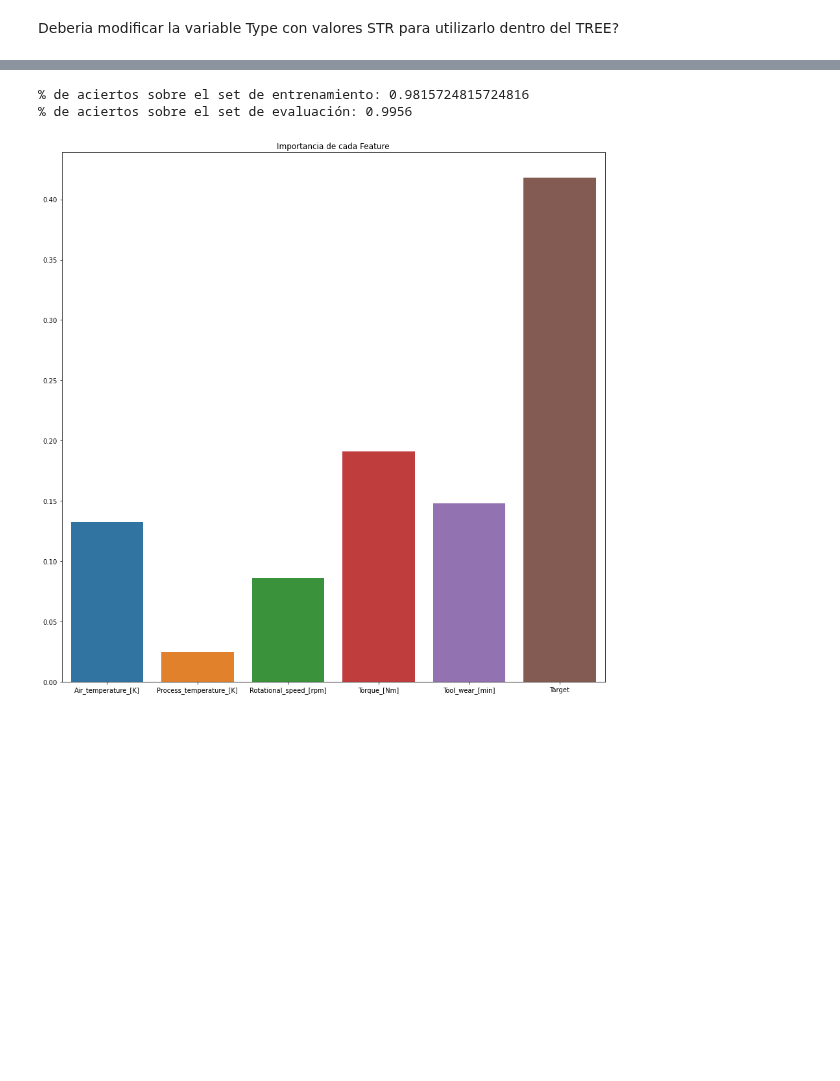
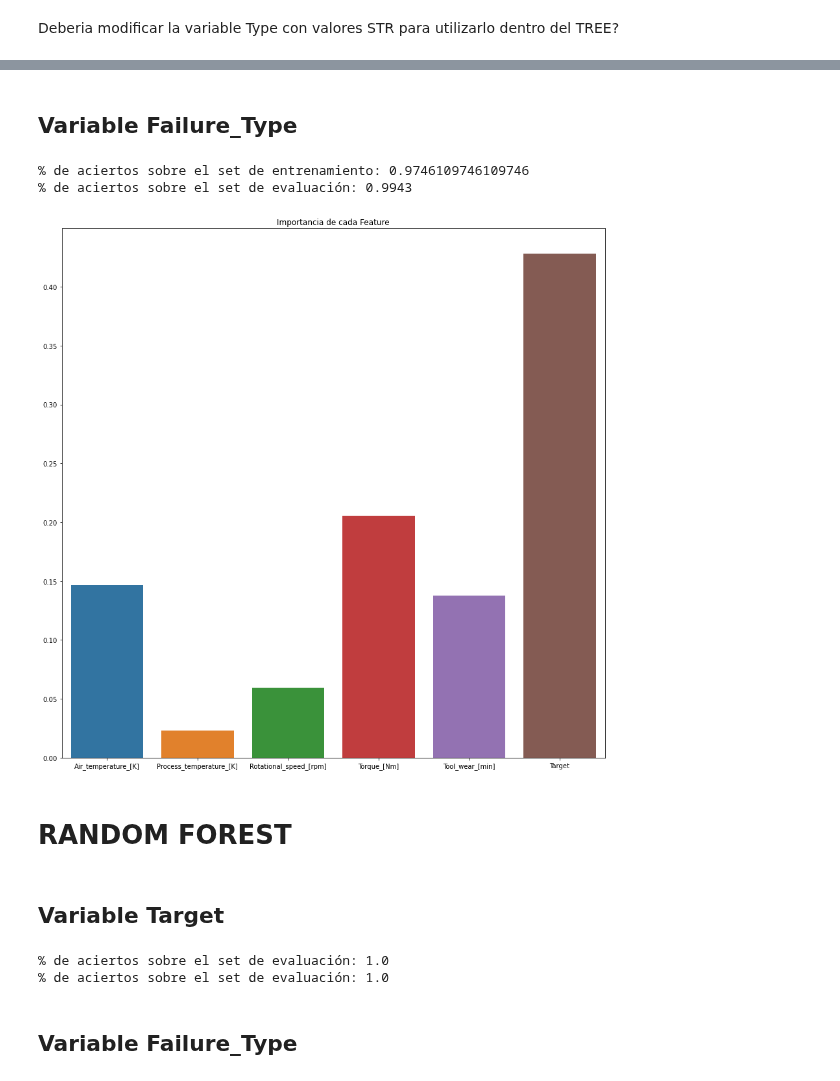
Before and after one commit to maxi879/proyecto_final_coder, a Jupyter notebook: ANALISIS/CLASIFICACION/TREE_IMPLEMENTACION.ipynb, the cells around one changed output, grey strips where cells are left out. Drawn from its saved outputs; the diff is of its cells as text; code cells hidden in the pictures; blank space fills up the shorter version.

```diff
--- a/ANALISIS/CLASIFICACION/TREE_IMPLEMENTACION.ipynb
+++ b/ANALISIS/CLASIFICACION/TREE_IMPLEMENTACION.ipynb
@@ -145,21 +131,68 @@ y_test_pred = tree.predict(X_failure_test)
+# %% [markdown]
+## Variable Failure_Type
 # %%
+                        ###########################
+                        ## Variable Failure_Type ##
+                        ###########################
+
+X_failure_test= df.drop(["Type","Failure_Type"], axis=1)
+y_failure_test= df["Failure_Type"]
+#Creamos el modelo
+tree_2 = DecisionTreeClassifier(max_depth=8, random_state = 42)
+#Entrenamos el algoritmo
+tree.fit(X_ros_failure, y_ros_failure)
+# Prediccion en Train
+y_train_pred = tree.predict(X_ros_failure)
+# Prediccion en Test
+y_test_pred = tree.predict(X_failure_test)
 #Calculo el accuracy en Train
 train_accuracy = accuracy_score(y_ros_failure, y_train_pred)
 
 #Calculo el accuracy en Test
 test_accuracy = accuracy_score(y_failure_test, y_test_pred)
 
 print('% de aciertos sobre el set de entrenamiento:', train_accuracy)
 print('% de aciertos sobre el set de evaluación:',test_accuracy)
+
+plt.figure(figsize=(15,15))
+importances = tree.feature_importances_
+columns = X_failure_test.columns
+sns.barplot(columns, importances)
+plt.title('Importancia de cada Feature')
+plt.show()
 # %% [output]
-% de aciertos sobre el set de entrenamiento: 0.9815724815724816
-% de aciertos sobre el set de evaluación: 0.9956
+% de aciertos sobre el set de entrenamiento: 0.9746109746109746
+% de aciertos sobre el set de evaluación: 0.9943
+[figure, added]
-# %%
-plt.figure(figsize=(15,15))
-importances = tree.feature_importances_
-columns = X.columns
-sns.barplot(columns, importances)
-plt.title('Importancia de cada Feature')
-plt.show()
-# %% [output]
-[figure, removed]
+# %% [markdown]
+# RANDOM FOREST
+# %% [markdown]
+## Variable Target
+# %%
+                    #####################################
+                    ## Implementacion de Random Forest ##
+                    #####################################
+from sklearn.ensemble import RandomForestClassifier
+
+# Variable Target
+
+# Creamos un random forest!
+model = RandomForestClassifier(random_state=11, n_estimators=200,
+                               class_weight="balanced", max_features="log2")
+model.fit(X_ros_Target, y_ros_Target)
+# Prediccion en Train (OVERSAMPLING)
+y_train_pred = model.predict(X_ros_Target)
+train_accuracy = accuracy_score(y_ros_Target, y_train_pred)
+
+print('% de aciertos sobre el set de evaluación:',train_accuracy)
+
+#Prediccion en Test (ORIGINAL)
+y_test_pred = model.predict(X_target_test)
+test_accuracy = accuracy_score(y_target_test, y_test_pred)
+
+print('% de aciertos sobre el set de evaluación:',test_accuracy)
+# %% [output]
+% de aciertos sobre el set de evaluación: 1.0
+% de aciertos sobre el set de evaluación: 1.0
+# %% [markdown]
+## Variable Failure_Type
```
Also changed, not shown: parts of 14 cells of this notebook.
